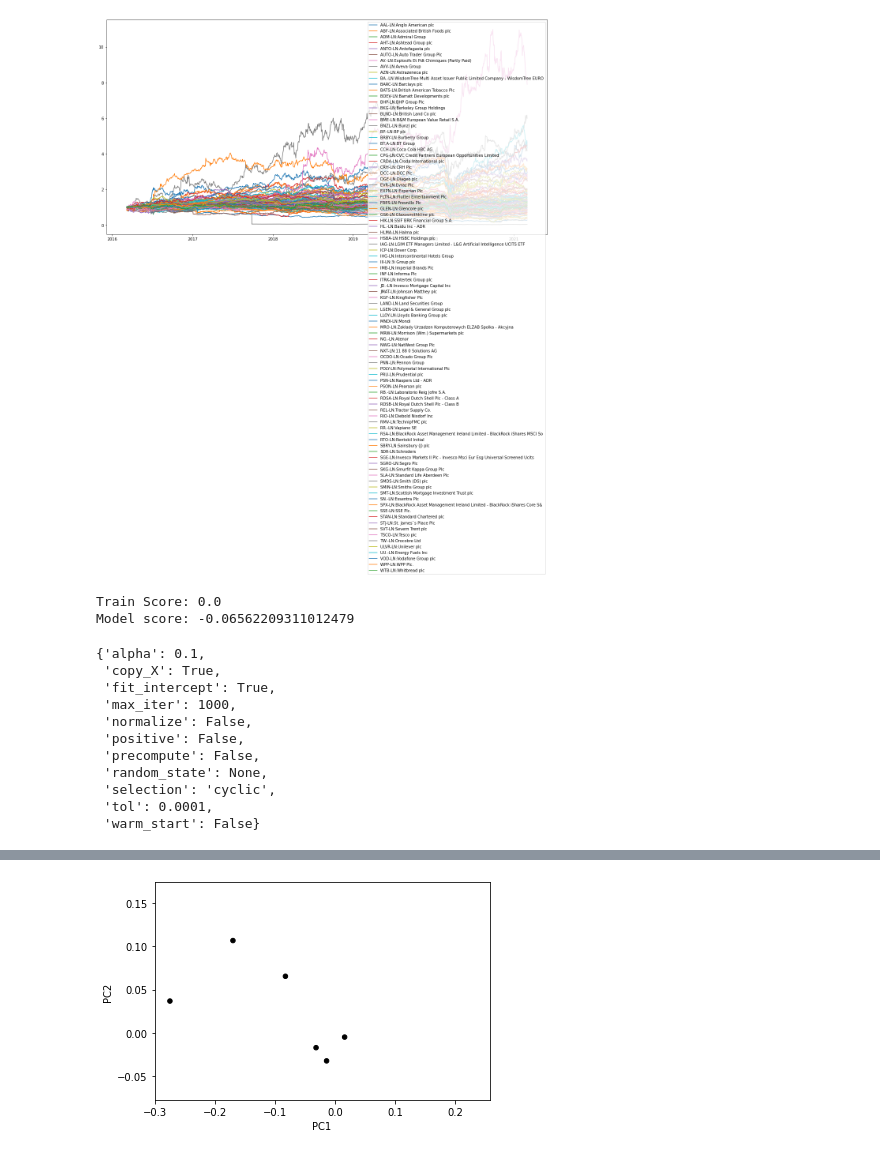
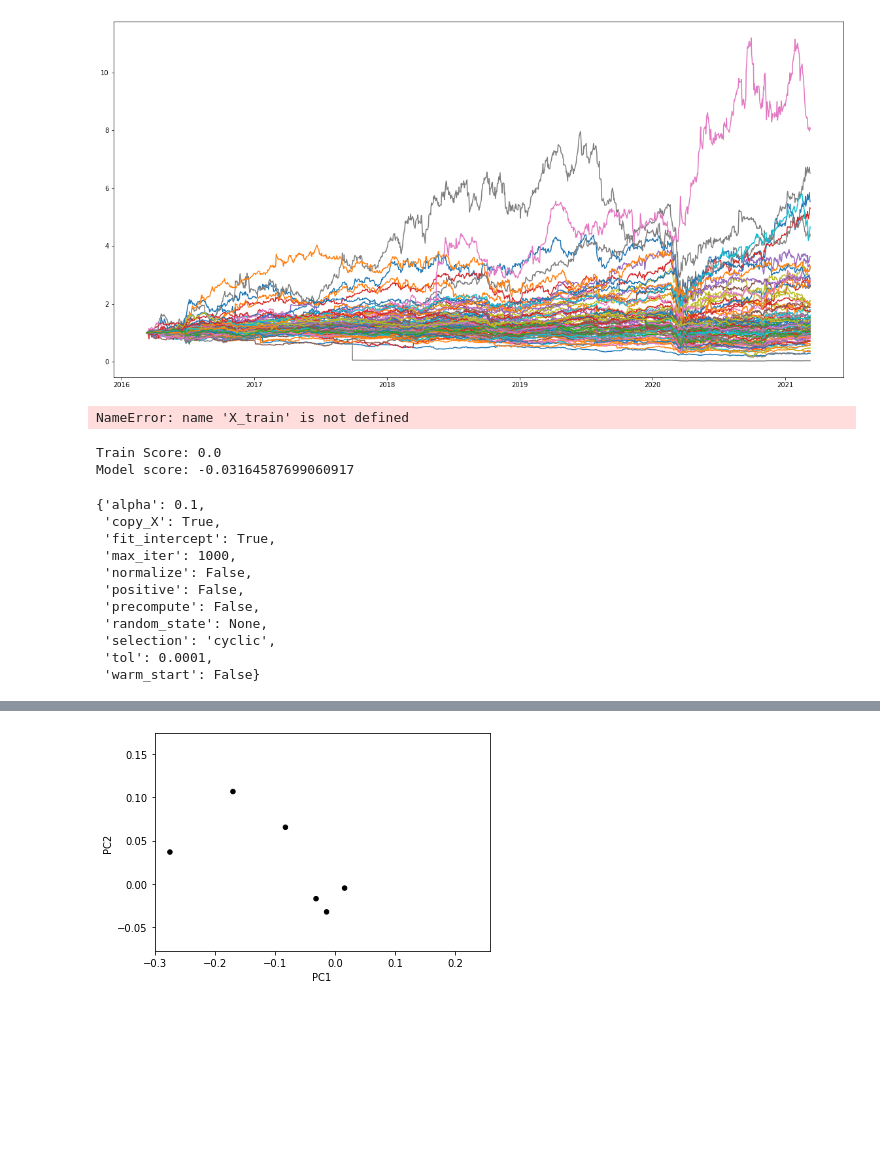
Before and after one commit to rorymcstay/investment-analysis, a Jupyter notebook: indexes.ipynb, the cells around one changed output, grey strips where cells are left out. Cells and saved outputs as stored; diff of their text form; code cells hidden in the pictures; blank space fills up the shorter version.

```diff
--- a/indexes.ipynb
+++ b/indexes.ipynb
@@ -222,35 +271,35 @@ start_date = pd.to_datetime('25/07/2016')
 end_date = pd.to_datetime('26/02/2021')
 mask = lambda s: (s.index > start_date) & (s.index <= end_date)
 
 def basket_cumulative_return(prices, name=None):
     plt.figure(figsize=(20,10))
     if not isinstance(prices.index, pd.MultiIndex):
         verg = prices.loc[ticker]
         subset = verg#.loc[mask(verg)]
         cumReturns = cumulative_returns(subset.changePercent)
         plt.plot(subset.index, cumReturns, label=name)
     else:
         for ticker in prices.index.levels[0]:
             all_emea_symbols[all_emea_symbols.symbol == name]
             try:
                 verg = prices.loc[ticker]
                 subset = verg#.loc[mask(verg)]
                 cumReturns = cumulative_returns(subset.changePercent)
                 shortname = all_emea_symbols[all_emea_symbols.symbol.str.contains(ticker)].name.values[0]
                 plt.plot(subset.index, cumReturns, label=f'{ticker}:{shortname}')
             except KeyError as ex:
                 pass
-    plt.legend()
+#    plt.legend()
 
 
 #basket_cumulative_return(vg_etf_prices)
 basket_cumulative_return(ftse_basket_prices)
 
 
 plt.show()
 #prices.loc[mask]
 # %% [output]
-[figure, old version]
+[figure, new version]
 # %%
 #######################
 # Train/Test subsetting
@@ -262,6 +311,10 @@ train_end = pd.to_datetime('31/01/2021')
 
 train_mask = lambda s: (s.index > train_start) & (s.index <= train_end)
 test_mask = lambda s: (s.index > train_end) & (s.index <= datetime.now())
+# %%
+X_train['target']
+# %% [output]
+NameError: name 'X_train' is not defined
 # %%
 ######################
 # Lasso regression
@@ -270,10 +323,10 @@ test_mask = lambda s: (s.index > train_end) & (s.index <= datetime.now())
 ######################
 from sklearn.linear_model import Lasso
 
-X_train=ftse_prediction[train_mask(ftse_prediction)][list(filter(lambda it: it != 'index', ftse_prediction.columns))]
+X_train=ftse_prediction[train_mask(ftse_prediction)][test_cols]
 y_train=ftse_prediction[train_mask(ftse_prediction)]['index']
 
-X_test = ftse_prediction[test_mask(ftse_prediction)][list(filter(lambda it: it != 'index', ftse_prediction.columns))]
+X_test = ftse_prediction[test_mask(ftse_prediction)][test_cols]
 y_test = ftse_prediction[test_mask(ftse_prediction)]['index']
 clf = Lasso(alpha=0.1)
 clf.fit(X=X_train, y=y_train)
@@ -282,7 +335,7 @@ print(f'Model score: {clf.score(X=X_test, y=y_test)}')
 clf.get_params()
 # %% [output]
 Train Score: 0.0
-Model score: -0.06562209311012479
+Model score: -0.03164587699060917
 {'alpha': 0.1,
  'copy_X': True,
  'fit_intercept': True,
```
Also changed, not shown: parts of 23 cells of this notebook, 3 other files.
